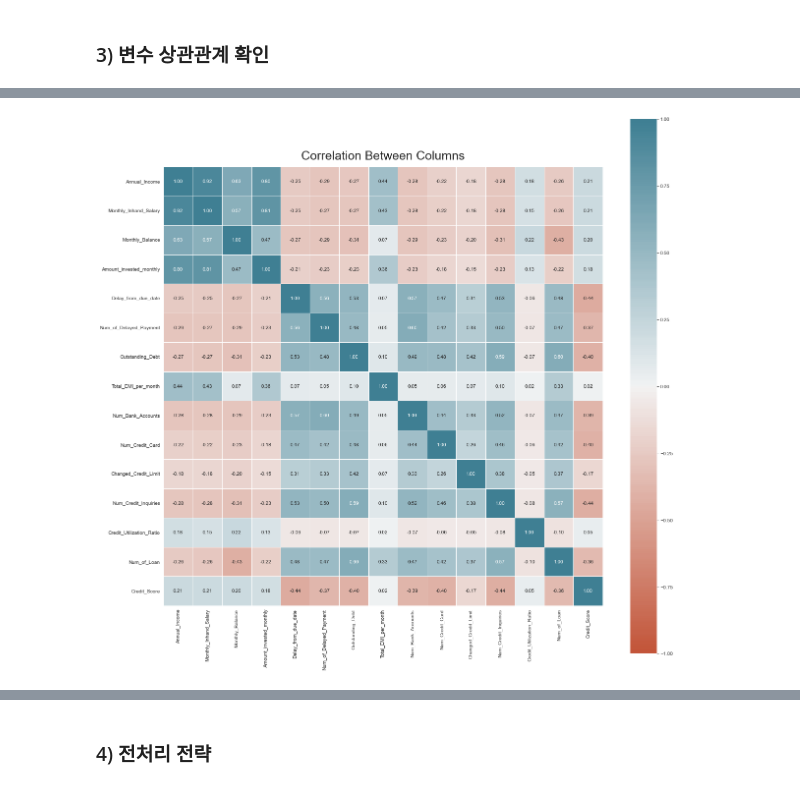
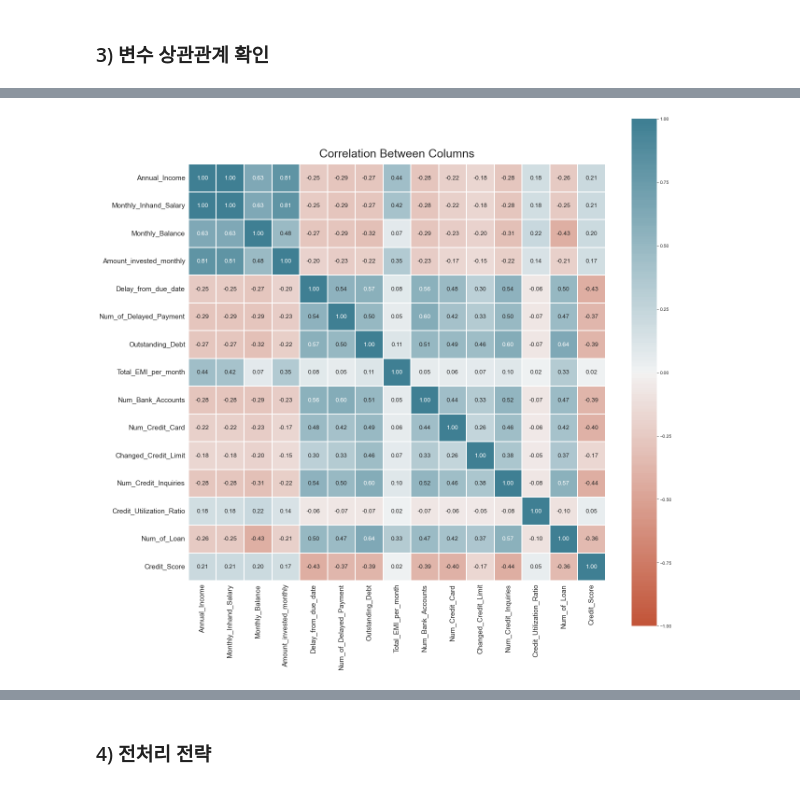
Before and after one commit to Rphabet/Imbalanced, a Jupyter notebook: CreditScore/eda.ipynb, the cells around one changed output, grey strips where cells are left out. Saved outputs shown, nothing was run; the diff lists cells and outputs as text; code cells hidden in the pictures.

```diff
--- a/CreditScore/eda.ipynb
+++ b/CreditScore/eda.ipynb
@@ -1161,21 +1171,22 @@ corr
 # %%
 sns.set_style("whitegrid")
 
 fig, ax = plt.subplots(1, 1, figsize=(20, 20))
 sns.heatmap(corr,
             vmin=-1, vmax=1, center=0,
             cmap=sns.diverging_palette(20, 220, n=200),
             annot=True,
             fmt='.2f',
-            linewidths=1,
+            linewidths=1.5,
             square=True,
-            # annot_kws={"fontsize": 10},
+            annot_kws={"size": 13},
             ax=ax)
-# sns.set(font_scale=10)
 ax.set_title('Correlation Between Columns', fontsize=25, y=1.01)
-fig.savefig('./cols_corr.png')
+ax.set_xticklabels(corr.columns, fontsize=15)
+ax.set_yticklabels(corr.columns, fontsize=15)
+fig.savefig('./corr_fontsize_adj.png')
 # %% [output]
-[figure, old version]
+[figure, new version]
 # %%
 loan_corr = cleaned_df.iloc[:, -11:].corr()
 loan_corr
```
Also changed, not shown: parts of 2 cells of this notebook, 1 other file.
